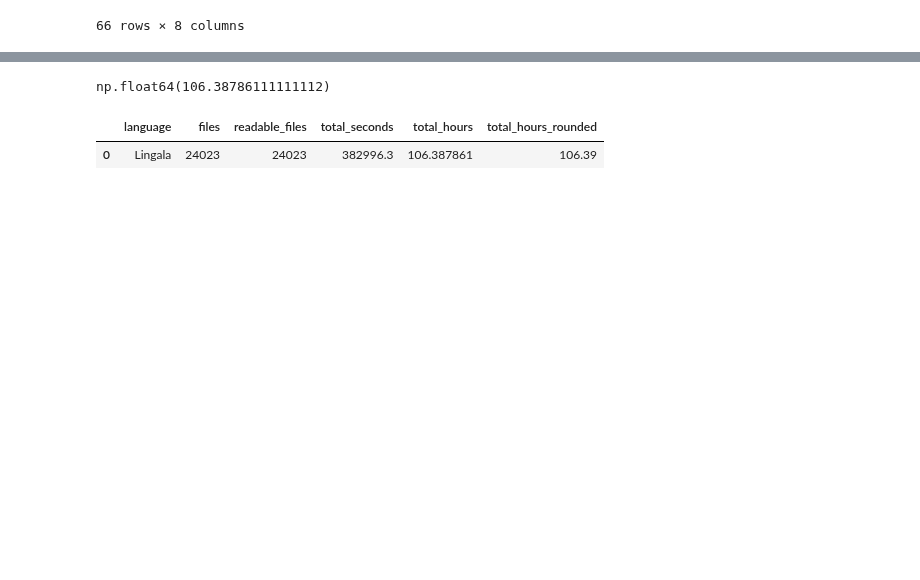
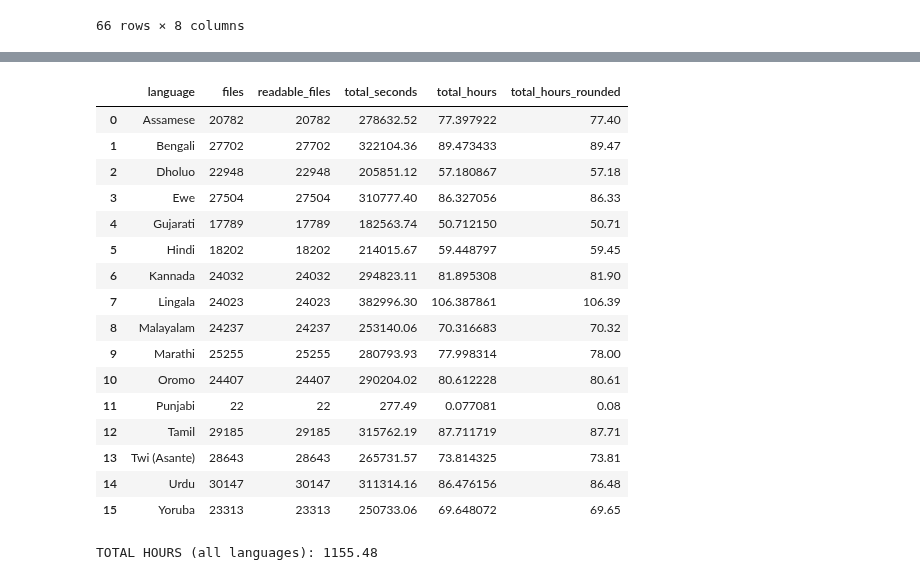
Before and after one commit to davidguzmanr/bible-tts-resources, a Jupyter notebook: dev.ipynb, the cells around one changed output, grey strips where cells are left out. Saved outputs shown, nothing was run; the diff lists cells and outputs as text; code cells hidden in the pictures; blank space fills up the shorter version.

```diff
--- a/dev.ipynb
+++ b/dev.ipynb
@@ -456,5 +451,0 @@ timing_df
-# %%
-for _, row in timing_df.iterrows():
-    language = row["language"]
-
-    print(f"python utils/process_all_books.py -base_path data/audios/{language} -workers 16")
@@ -638,24 +607,40 @@ Mean duration (seconds): 15.9429005536361
-# %%
-alignment_df["duration_seconds"].sum() / 3600
-# %% [output]
-np.float64(106.38786111111112)
 # %%
 hours_per_language = (
     alignment_df
     .groupby("language", as_index=False)
     .agg(
         files=("duration_seconds", "size"),
         readable_files=("duration_seconds", lambda s: s.notna().sum()),
         total_seconds=("duration_seconds", "sum"),
     )
     .assign(
         total_hours=lambda df: df["total_seconds"] / 3600,
         total_hours_rounded=lambda df: df["total_hours"].round(2),
     )
-    .sort_values("language", ascending=False)
+    .sort_values("language", ascending=True)
 )
 
 hours_per_language
 # %% [output]
 |  | language | files | readable_files | total_seconds | total_hours | total_hours_rounded |
-| 0 | Lingala | 24023 | 24023 | 382996.3 | 106.387861 | 106.39 |
+| 0 | Assamese | 20782 | 20782 | 278632.52 | 77.397922 | 77.40 |
+| 1 | Bengali | 27702 | 27702 | 322104.36 | 89.473433 | 89.47 |
+| 2 | Dholuo | 22948 | 22948 | 205851.12 | 57.180867 | 57.18 |
+| 3 | Ewe | 27504 | 27504 | 310777.40 | 86.327056 | 86.33 |
+| 4 | Gujarati | 17789 | 17789 | 182563.74 | 50.712150 | 50.71 |
+| 5 | Hindi | 18202 | 18202 | 214015.67 | 59.448797 | 59.45 |
+| 6 | Kannada | 24032 | 24032 | 294823.11 | 81.895308 | 81.90 |
+| 7 | Lingala | 24023 | 24023 | 382996.30 | 106.387861 | 106.39 |
+| 8 | Malayalam | 24237 | 24237 | 253140.06 | 70.316683 | 70.32 |
+| 9 | Marathi | 25255 | 25255 | 280793.93 | 77.998314 | 78.00 |
+| 10 | Oromo | 24407 | 24407 | 290204.02 | 80.612228 | 80.61 |
+| 11 | Punjabi | 22 | 22 | 277.49 | 0.077081 | 0.08 |
+| 12 | Tamil | 29185 | 29185 | 315762.19 | 87.711719 | 87.71 |
+| 13 | Twi (Asante) | 28643 | 28643 | 265731.57 | 73.814325 | 73.81 |
+| 14 | Urdu | 30147 | 30147 | 311314.16 | 86.476156 | 86.48 |
+| 15 | Yoruba | 23313 | 23313 | 250733.06 | 69.648072 | 69.65 |
+# %%
+total_hours_all_languages = hours_per_language["total_hours"].sum()
+print(f"TOTAL HOURS (all languages): {total_hours_all_languages:.2f}")
+# %% [output]
+TOTAL HOURS (all languages): 1155.48
```
Also changed, not shown: parts of 10 cells of this notebook, 3 other files.
